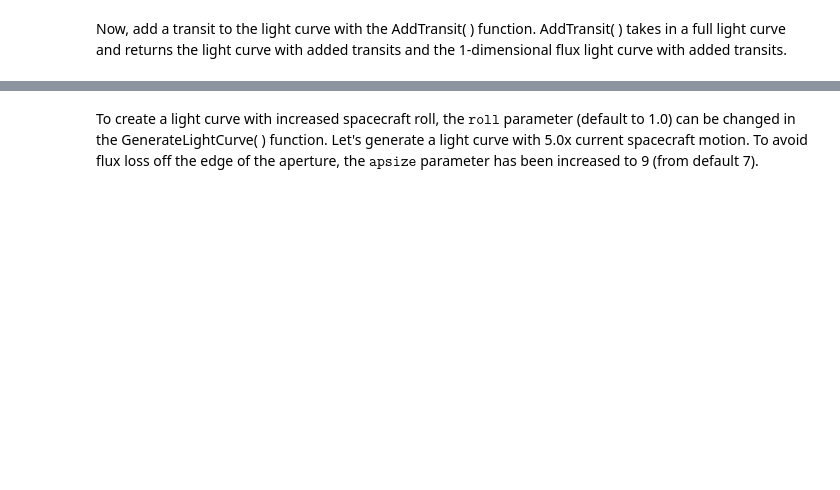
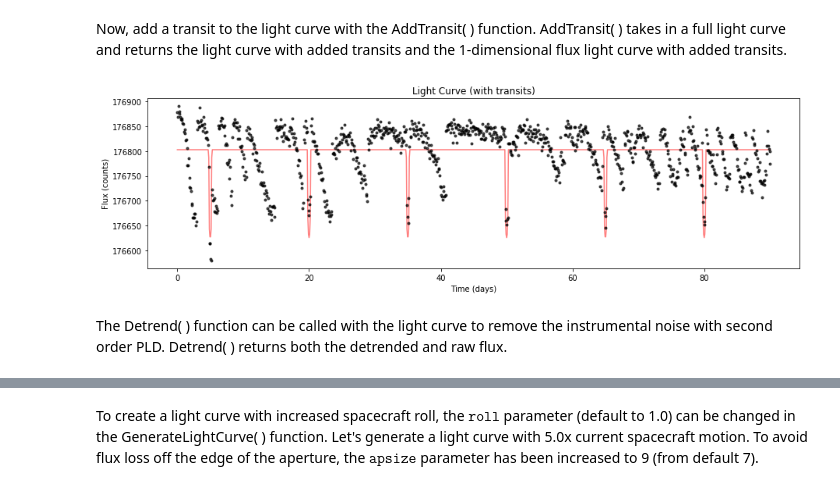
Before and after one commit to nksaunders/scope, a Jupyter notebook: Notebooks/Example.ipynb, the cells around one changed output, grey strips where cells are left out. Saved outputs shown, nothing was run; the diff lists cells and outputs as text; code cells hidden in the pictures; blank space fills up the shorter version.

```diff
--- a/Notebooks/Example.ipynb
+++ b/Notebooks/Example.ipynb
@@ -24,11 +28,15 @@ Now, add a transit to the light curve with the AddTransit( ) function. AddTransi
 fpix_tr, flux_tr = star.AddTransit(fpix)
 # %%
 fig = pl.figure(figsize=(15,4));
-pl.plot(star.t,star.trn*np.mean(flux),'r');
+pl.plot(star.t,star.trn*np.mean(flux),'r',alpha=.5);
 pl.plot(star.t,flux_tr,'k.',alpha=.7);
-pl.title('Light Curve (with Transits)');
+pl.title('Light Curve (with transits)');
 pl.xlabel('Time (days)');
 pl.ylabel('Flux (counts)');
+# %% [output]
+[figure, added]
+# %% [markdown]
+The Detrend( ) function can be called with the light curve to remove the instrumental noise with second order PLD. Detrend( ) returns both the detrended and raw flux.
 # %%
 detrend, rawflux = star.Detrend(fpix_tr)
 # %%
```
Also changed, not shown: parts of 21 cells of this notebook.
